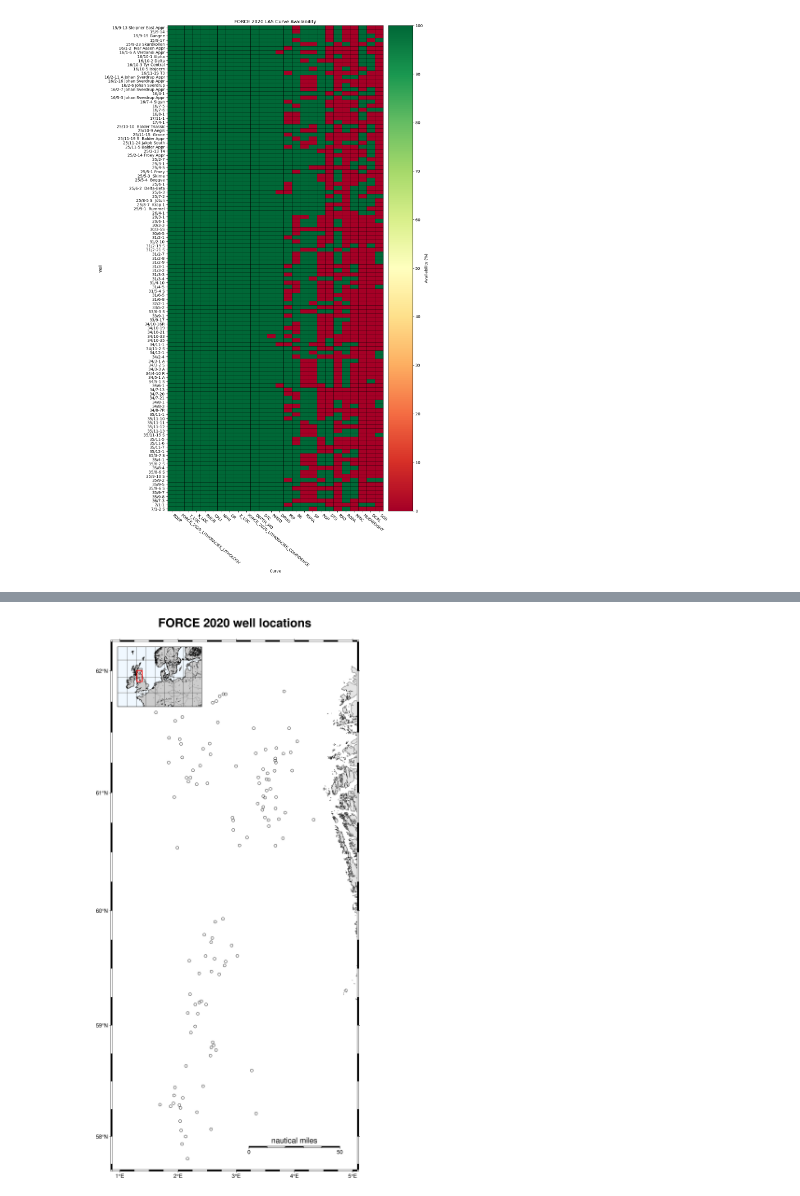
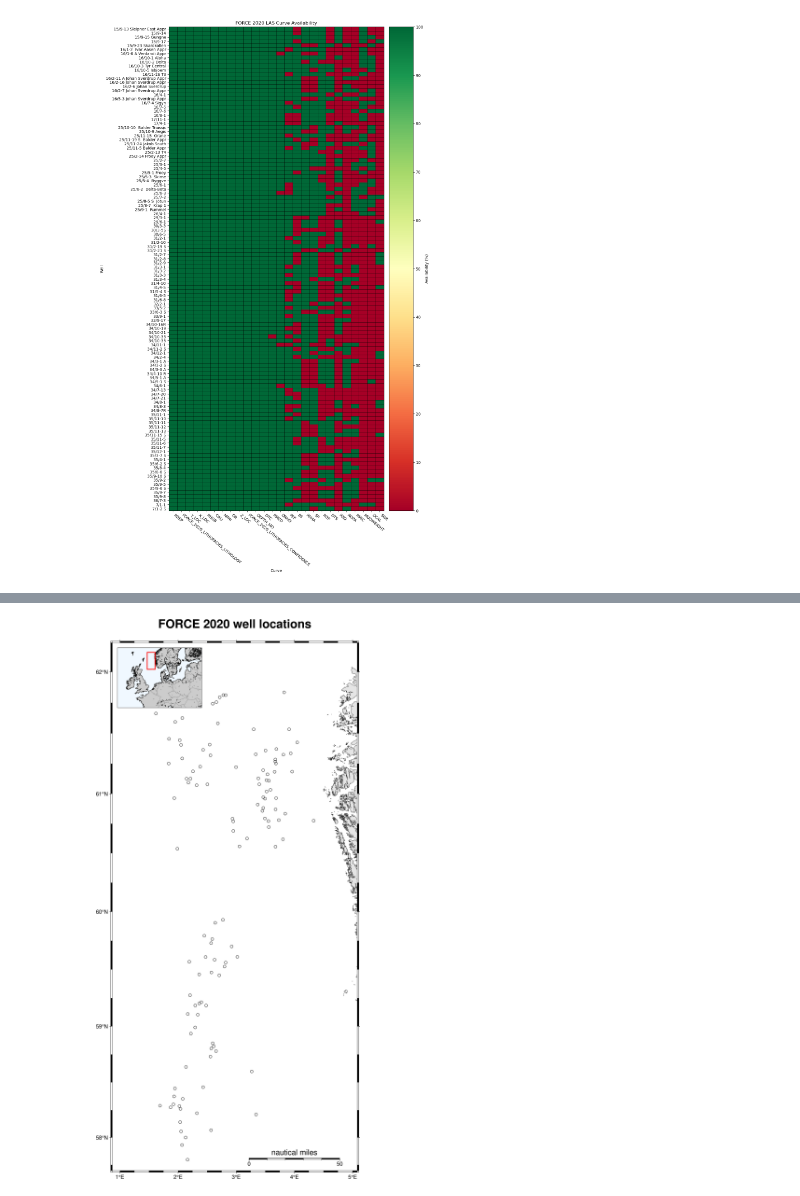
Before and after one commit to leraos/force_2020_well_log_analysis, a Jupyter notebook: notebooks/01_data_inventory.ipynb, the cells around one changed output, grey strips where cells are left out. Saved outputs shown, nothing was run; the diff lists cells and outputs as text; code cells hidden in the pictures.

```diff
--- a/notebooks/01_data_inventory.ipynb
+++ b/notebooks/01_data_inventory.ipynb
@@ -500,6 +520,8 @@ Z:  -9208.33
 # %%
-### make df to get only the shallowest records at wellhead for mapping
-wellhead_records = []
+### plot all the wells in 2d
+
+### make df to get only the shallowest records of a well for mapping
+shallow_records = []
 
 for path in LAS_FILES:
     las = lasio.read(path)
@@ -526,7 +548,7 @@ for path in LAS_FILES:
     except (KeyError, AttributeError):
         well_name = path.stem
 
-    wellhead_records.append(
+    shallow_records.append(
         {
             "well": well_name,
             "file": path.name,
@@ -537,8 +559,8 @@ for path in LAS_FILES:
         }
     )
 
-wellheads = pd.DataFrame(wellhead_records)
-print("Wells:", len(wellheads))
+shallow_points = pd.DataFrame(shallow_records)
+print("Wells:", len(shallow_points))
 
 
 ### convert from projected coordinate reference system to lat/long for pygmt to ingest
@@ -553,31 +575,46 @@ transformer = Transformer.from_crs(
 )
 
 longitude, latitude = transformer.transform(
-    wellheads["easting"].to_numpy(),
-    wellheads["northing"].to_numpy(),
+    shallow_points["easting"].to_numpy(),
+    shallow_points["northing"].to_numpy(),
 )
 
-wellheads["longitude"] = longitude
-wellheads["latitude"] = latitude
+shallow_points["longitude"] = longitude
+shallow_points["latitude"] = latitude
 
-wellheads[
+shallow_points[
     ["well", "easting", "northing", "longitude", "latitude"]
 ].head()
 
 
 ### find the map extent for all the wells and pad with margins
 
+well_bounds = [
+    shallow_points["longitude"].min(),
+    shallow_points["longitude"].max(),
+    shallow_points["latitude"].min(),
+    shallow_points["latitude"].max(),
+]
+
 longitude_margin = 0.75
 latitude_margin = 0.4
 
-region = [
-    wellheads["longitude"].min() - longitude_margin,
-    wellheads["longitude"].max() + longitude_margin,
-    wellheads["latitude"].min() - 0.1,
-    wellheads["latitude"].max() + latitude_margin,
+map_region = [
+    well_bounds[0] - longitude_margin,
+    well_bounds[1] + longitude_margin,
+    well_bounds[2] - 0.1,
+    well_bounds[3] + latitude_margin,
 ]
 
-print(f'Map extent: {region}')
+### pygmt order is west,east,south,north
+print(f'Map extent (degrees of arc):'
+      f'Lon {map_region[0]:.2f} to {map_region[1]:.2f}, '
+      f'Lat {map_region[2]:.2f} to {map_region[3]:.2f}'
+      )
+
+#### plot figure of all the wells
+
+fig = pygmt.Figure()
 
 
 
@@ -586,7 +623,7 @@ print(f'Map extent: {region}')
 fig = pygmt.Figure()
 
 fig.coast(
-    region=region,
+    region=map_region,
     projection="M7i",
     shorelines=True,
     borders="1/0.5p,black",  ### level 1 = national boundaries
@@ -600,39 +637,52 @@ fig.coast(
     ### +w<length>N: scale bar width in nautical miles (n = Nautical Miles)
     ### +f: gives scale bar style
     ### +l: adds a label (optional)
-    map_scale="g4.0/57.9+c57.9+w50n+f+l",
+    map_scale="g4.0/57.8+c57.8+w50n+f+l",
 )
 
 fig.plot(
-    x=wellheads["longitude"],
-    y=wellheads["latitude"],
+    x=shallow_points["longitude"],
+    y=shallow_points["latitude"],
     style="c0.08i",
     pen="0.5p",
 )
 
+
+
+
+
 ### add Europe inset map
 ###   jTL = j (inside main map) T (top) L (left)
-###   +w2.4i/1.7i = inset size (width 2.4 in, height 1.7 in)
+###   +w2.4i/1.7i = inset size
 ###   +o0.15i/0.15i = offset from border
-###   plot Europe overview map
+inset_region=[-15, 30, 45, 70]
 with fig.inset(
     position="jTL+w2.4i/1.7i+o0.15i/0.15i",
     box="+gwhite+p1p,black",
 ):
     fig.coast(
-        region=[-15, 30, 45, 70],
+        region=inset_region,
         projection="M2.4i",
         land="gray80",
         water="aliceblue",
         borders="1/0.25p,gray50",
         shorelines="0.5p,black",
-        frame="g",
+        # frame="g",
+
     )
-    ### Highlight main map boundary inside the inset
+
+    ### highlight the main map boundary inside the inset
     fig.plot(
-        x=[region[0], region[1], region[1], region[0], region[0]],
-        y=[region[2], region[2], region[3], region[3], region[2]],
+        data=[[
+            map_region[0],
+            map_region[2],
+            map_region[1],
+            map_region[3],
+        ]],
+        style="r+s",
         pen="1.5p,red",
+        region=inset_region,
+        projection="M2.4i",
     )
 
 fig.show()
@@ -642 +690 @@ Map extent: [0.8696971648891672, 5.081816957638773, 57.697152329674445, 62.23487
-[figure, old version]
+[figure, new version]
```
Also changed, not shown: parts of 15 cells of this notebook.
